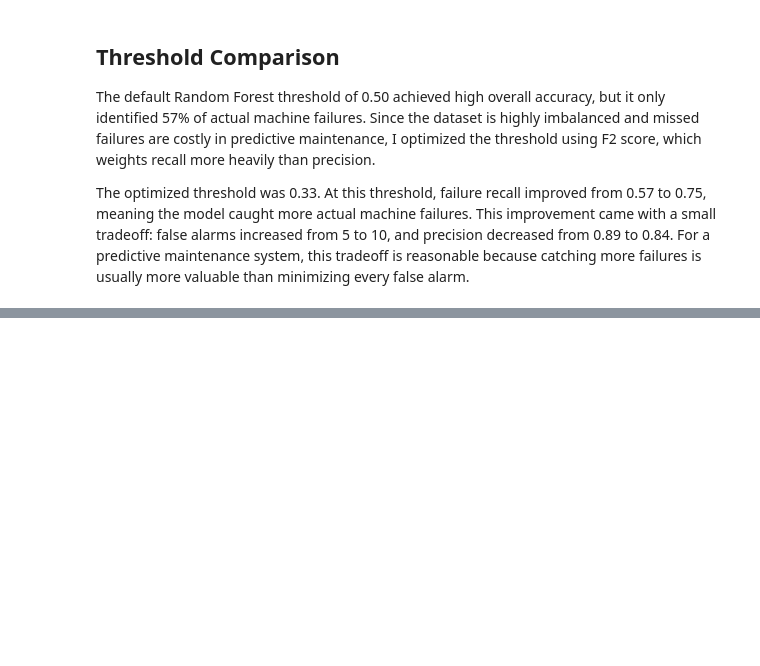
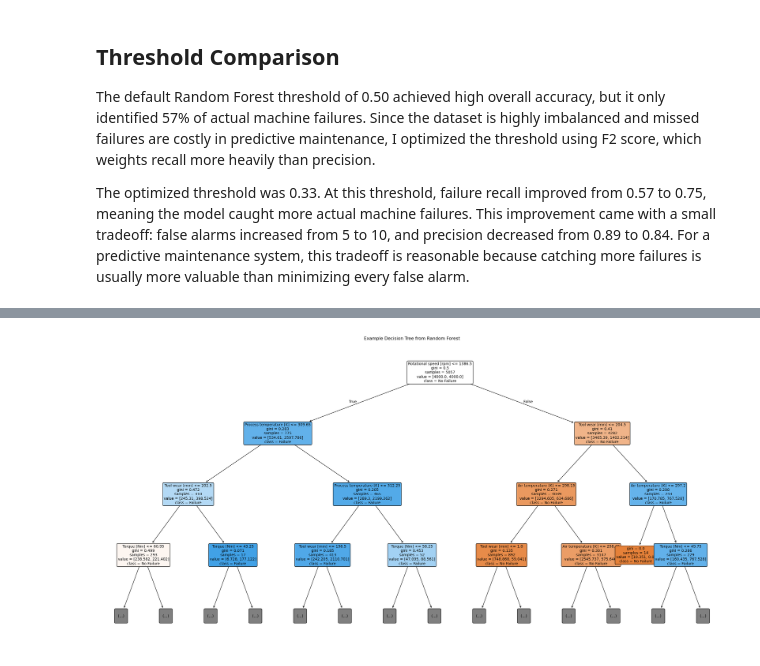
Before and after one commit to makayla-chou/predictive-maintenance, a Jupyter notebook: notebooks/predictive-maintenance.ipynb, the cells around one changed output, grey strips where cells are left out. Drawn from its saved outputs; the diff is of its cells as text; code cells hidden in the pictures; blank space fills up the shorter version.

```diff
--- a/notebooks/predictive-maintenance.ipynb
+++ b/notebooks/predictive-maintenance.ipynb
@@ -445,0 +669,27 @@ The optimized threshold was 0.33. At this threshold, failure recall improved fro
+# %%
+from sklearn.tree import plot_tree
+import matplotlib.pyplot as plt
+import os
+
+os.makedirs("../visuals", exist_ok=True)
+
+single_tree = rf.estimators_[0]
+
+plt.figure(figsize=(24, 12))
+
+plot_tree(
+    single_tree,
+    feature_names=X.columns,
+    class_names=["No Failure", "Failure"],
+    filled=True,
+    rounded=True,
+    max_depth=3,
+    fontsize=10
+)
+
+plt.title("Example Decision Tree from Random Forest")
+plt.tight_layout()
+plt.savefig("../visuals/random_forest_example_tree.png", dpi=300, bbox_inches="tight")
+plt.show()
+# %% [output]
+[figure, added]
```
Also changed, not shown: parts of 20 cells of this notebook.
